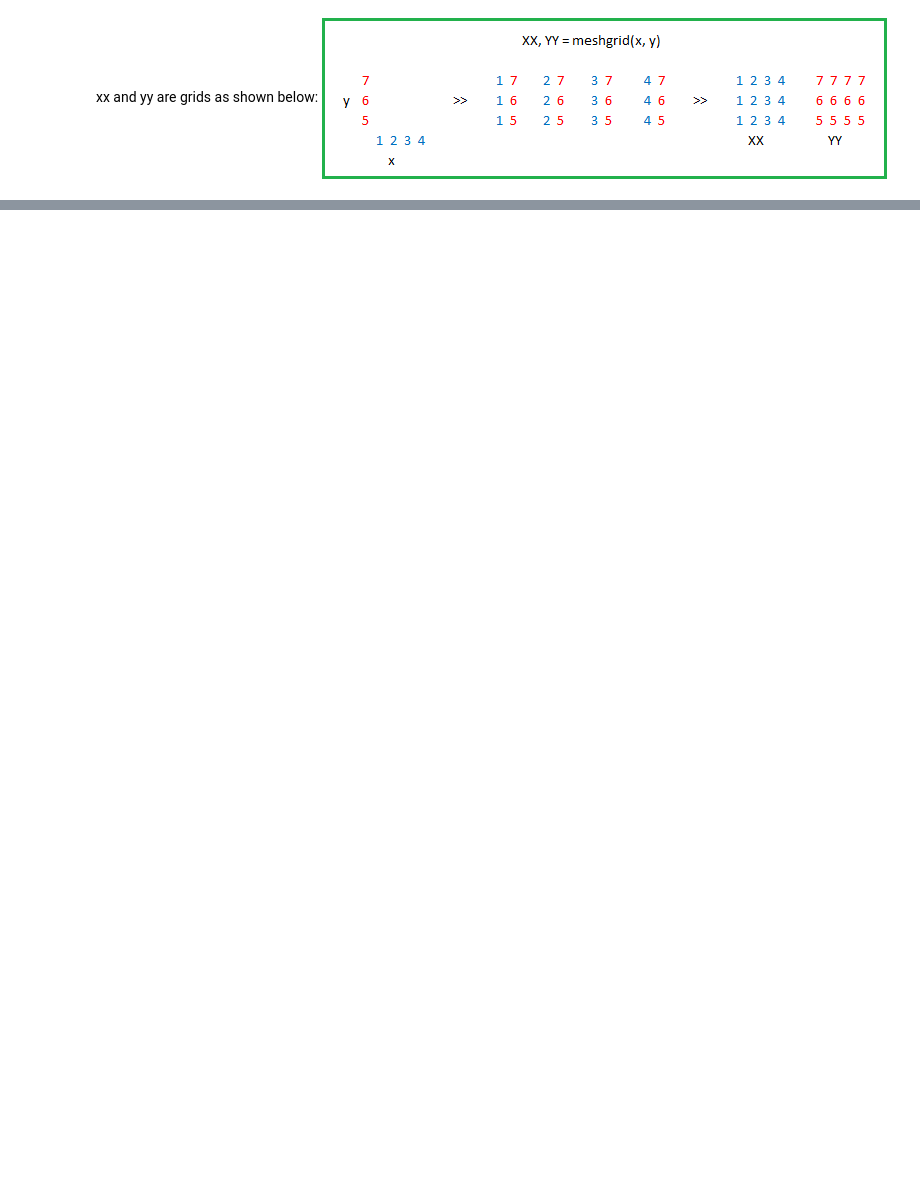
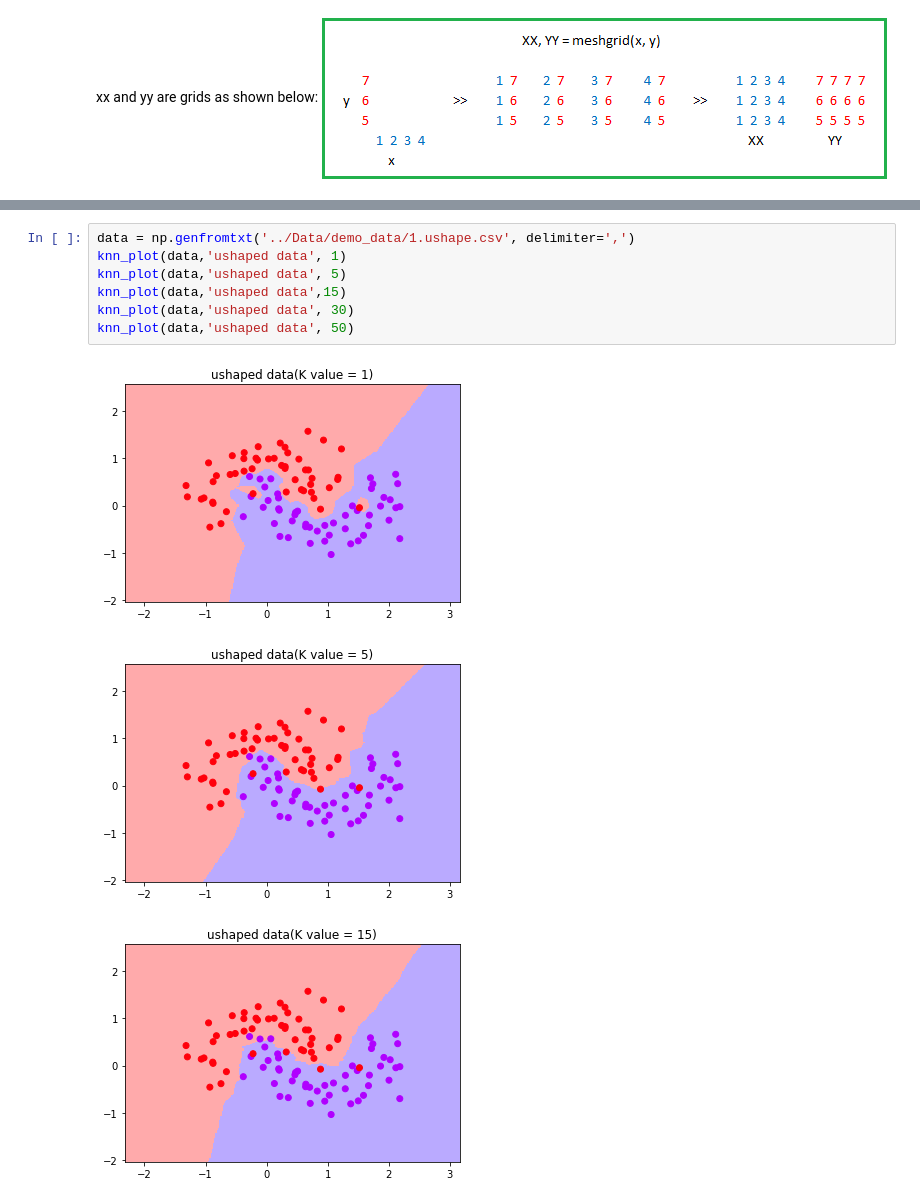
Before and after one commit to iamsims/PracticalAI, a Jupyter notebook: Notebooks/KNN.ipynb, the cells around one changed output, grey strips where cells are left out. Saved outputs shown, nothing was run; the diff lists cells and outputs as text; blank space fills up the shorter version.

```diff
--- a/Notebooks/KNN.ipynb
+++ b/Notebooks/KNN.ipynb
@@ -57,0 +57,11 @@ knn_plot(data, 50)
+# %%
+data = np.genfromtxt('../Data/demo_data/1.ushape.csv', delimiter=',')
+knn_plot(data,'ushaped data', 1)
+knn_plot(data,'ushaped data', 5)
+knn_plot(data,'ushaped data',15)
+knn_plot(data,'ushaped data', 30)
+knn_plot(data,'ushaped data', 50)
+# %% [output]
+[figure, added]
+[figure, added]
+[figure, added]
```
Also changed, not shown: parts of 11 cells of this notebook, 8 other files.
